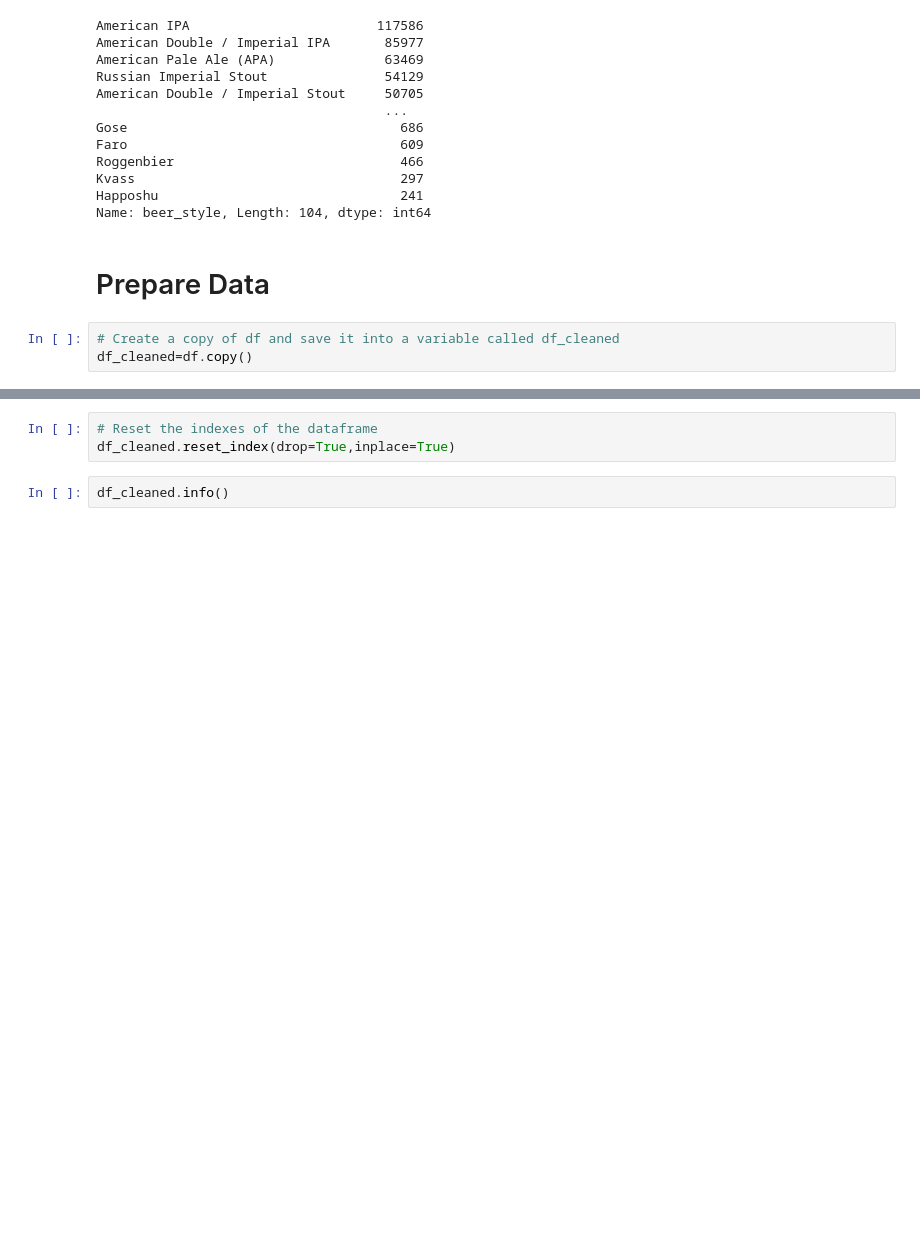
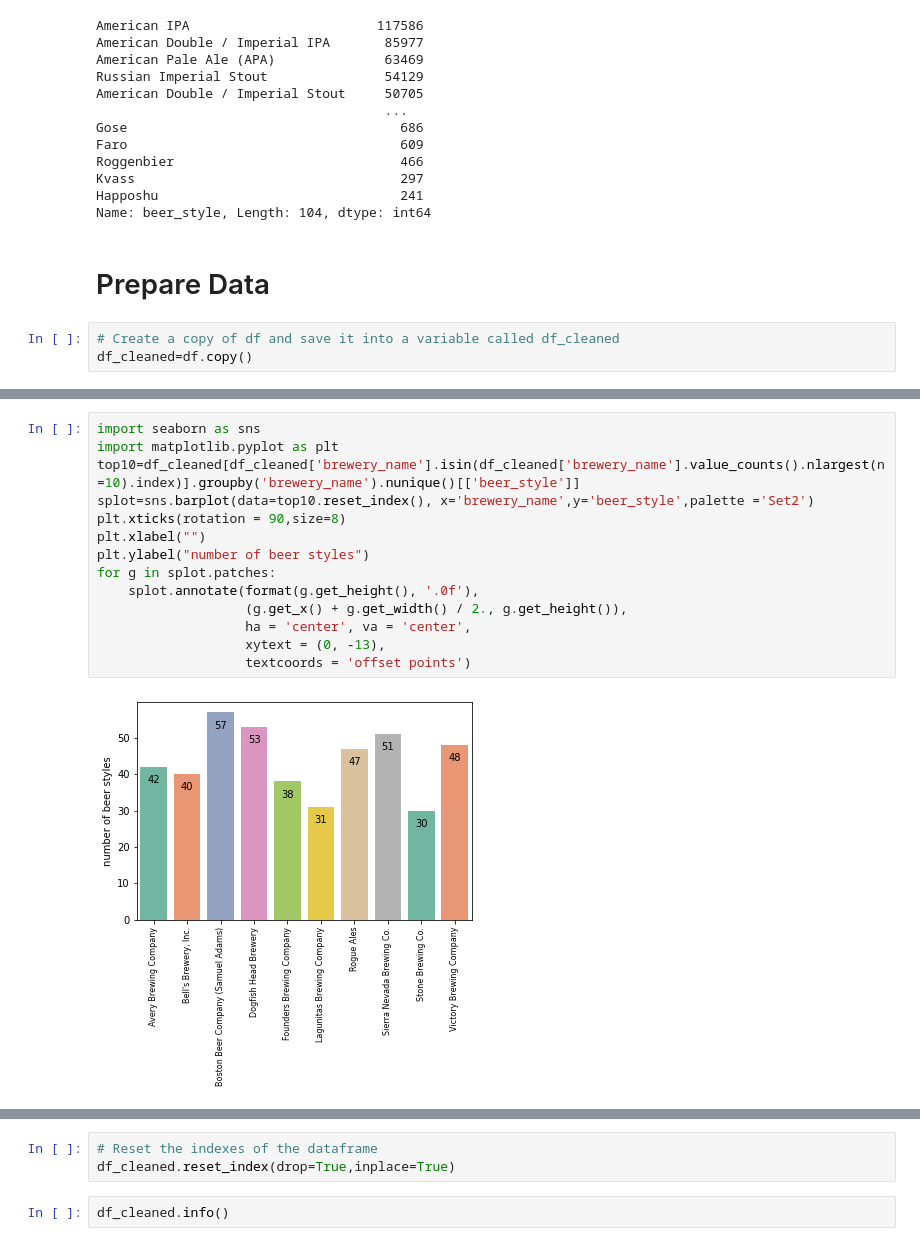
Before and after one commit to amy-panda/beer_type_prediction, a Jupyter notebook: notebooks/pytorch.ipynb, the cells around one changed output, grey strips where cells are left out. Saved outputs shown, nothing was run; the diff lists cells and outputs as text; blank space fills up the shorter version.

```diff
--- a/notebooks/pytorch.ipynb
+++ b/notebooks/pytorch.ipynb
@@ -94,0 +148,16 @@ df_cleaned.drop(['brewery_id','beer_beerid','review_time','review_profilename','
+# %%
+import seaborn as sns
+import matplotlib.pyplot as plt
+top10=df_cleaned[df_cleaned['brewery_name'].isin(df_cleaned['brewery_name'].value_counts().nlargest(n=10).index)].groupby('brewery_name').nunique()[['beer_style']]
+splot=sns.barplot(data=top10.reset_index(), x='brewery_name',y='beer_style',palette ='Set2')
+plt.xticks(rotation = 90,size=8)
+plt.xlabel("")
+plt.ylabel("number of beer styles")
+for g in splot.patches:
+    splot.annotate(format(g.get_height(), '.0f'),
+                   (g.get_x() + g.get_width() / 2., g.get_height()),
+                   ha = 'center', va = 'center',
+                   xytext = (0, -13),
+                   textcoords = 'offset points')
+# %% [output]
+[figure, added]
```
Also changed, not shown: parts of 56 cells of this notebook, 5 other files.
